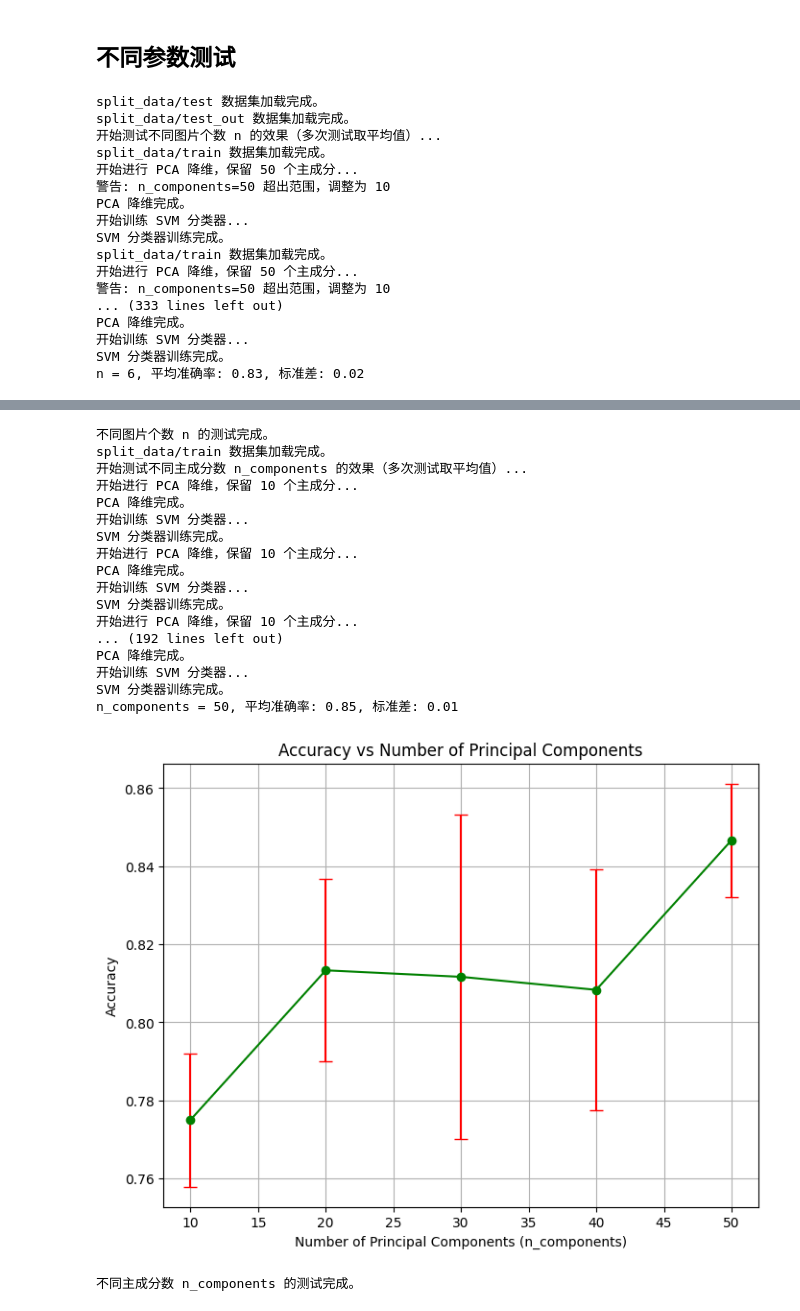
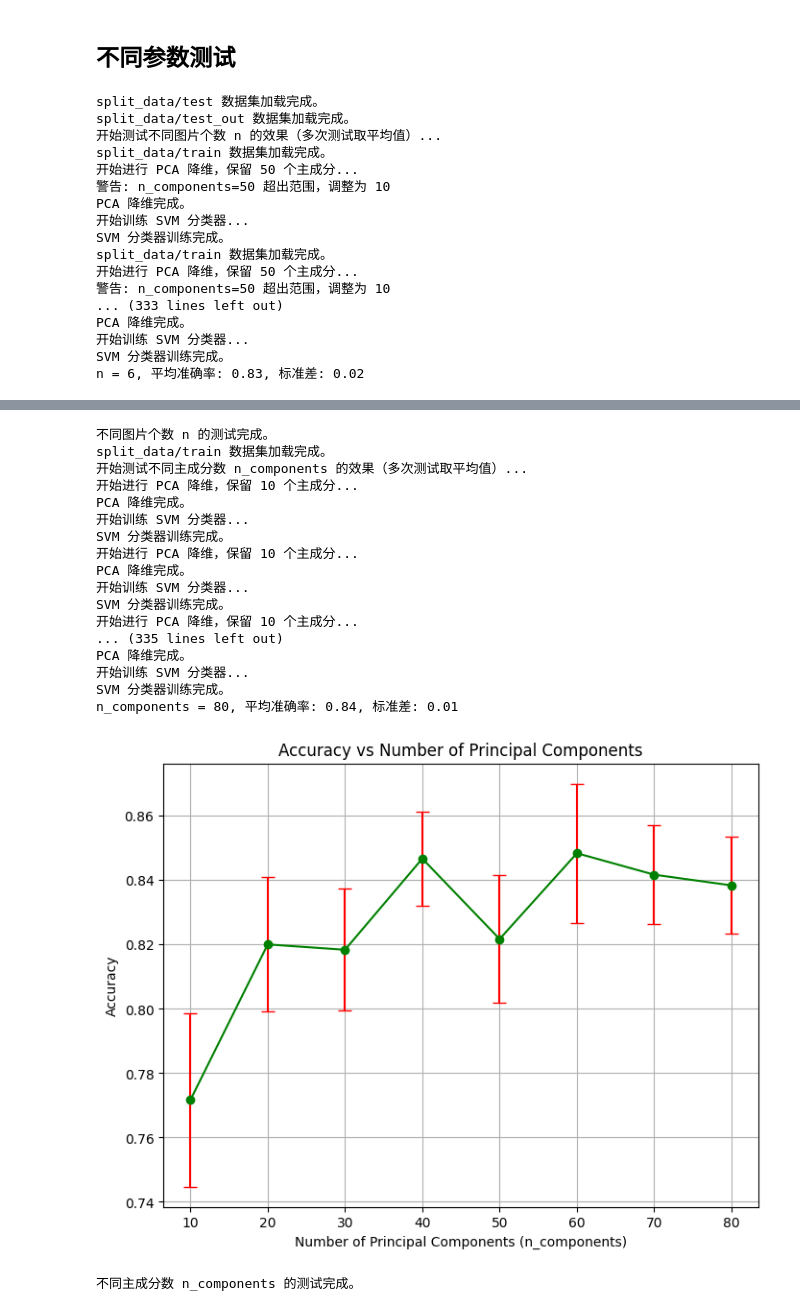
Before and after one commit to ZhengLi-04/ML-HW2-FaceRecognize, a Jupyter notebook: face_recognize.ipynb, the cells around one changed output, grey strips where cells are left out. Cells and saved outputs as stored; diff of their text form; code cells hidden in the pictures.

```diff
--- a/face_recognize.ipynb
+++ b/face_recognize.ipynb
@@ -496,7 +496,7 @@ if __name__ == "__main__":
     train_data, train_labels, _ = load_dataset(train_dir, max_images_per_person=6)
 
     # 测试不同主成分数 n_components 的效果
-    n_components_values = [10, 20, 30, 40, 50]
+    n_components_values = [10, 20, 30, 40, 50, 60, 70, 80]
     evaluate_different_components(train_data, train_labels, test_data, test_labels, test_out_data, test_out_labels, n_components_values)
 # %% [output]
 split_data/test 数据集加载完成。
@@ -520,19 +520,19 @@ n = 6, 平均准确率: 0.83, 标准差: 0.02
 不同图片个数 n 的测试完成。
 split_data/train 数据集加载完成。
 开始测试不同主成分数 n_components 的效果（多次测试取平均值）...
 开始进行 PCA 降维，保留 10 个主成分...
 PCA 降维完成。
 开始训练 SVM 分类器...
 SVM 分类器训练完成。
 开始进行 PCA 降维，保留 10 个主成分...
 PCA 降维完成。
 开始训练 SVM 分类器...
 SVM 分类器训练完成。
 开始进行 PCA 降维，保留 10 个主成分...
-... (192 lines left out)
+... (335 lines left out)
 PCA 降维完成。
 开始训练 SVM 分类器...
 SVM 分类器训练完成。
-n_components = 50, 平均准确率: 0.85, 标准差: 0.01
+n_components = 80, 平均准确率: 0.84, 标准差: 0.01
-[figure, old version]
+[figure, new version]
 不同主成分数 n_components 的测试完成。
```
Also changed, not shown: parts of 3 cells of this notebook, 2 other files.
